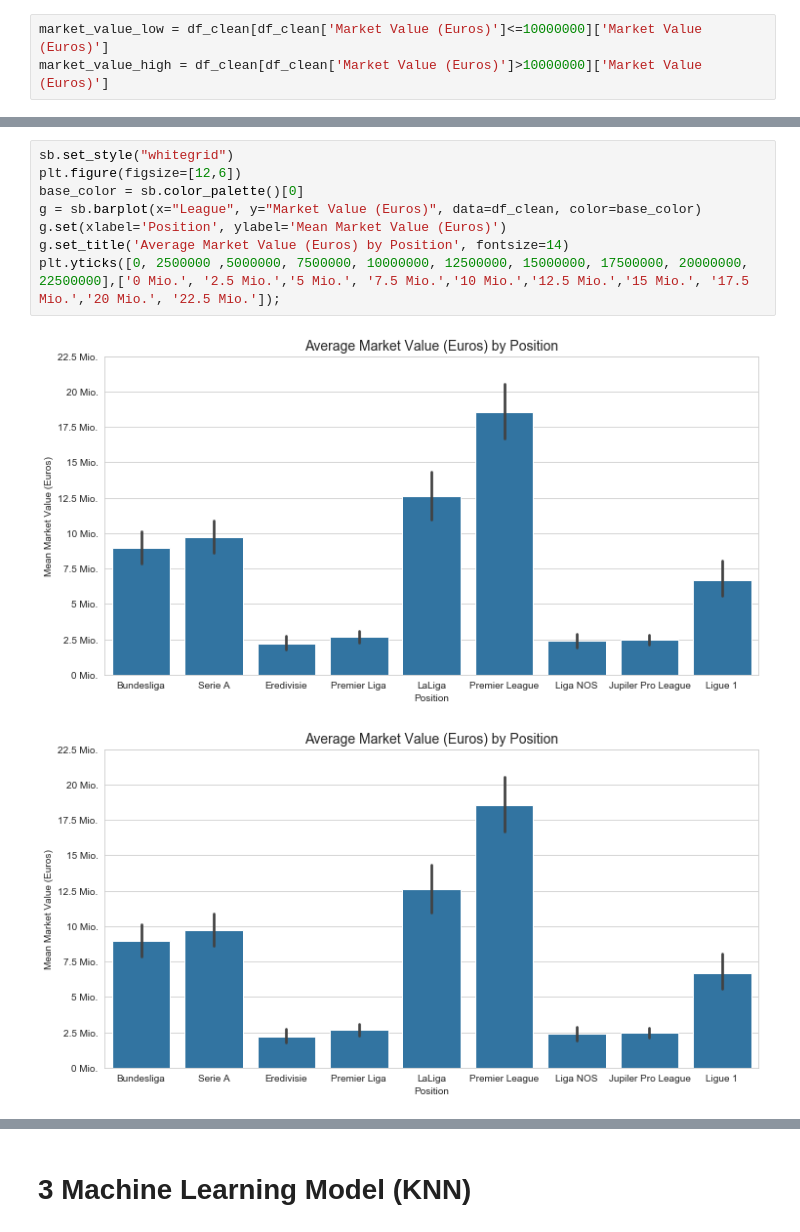
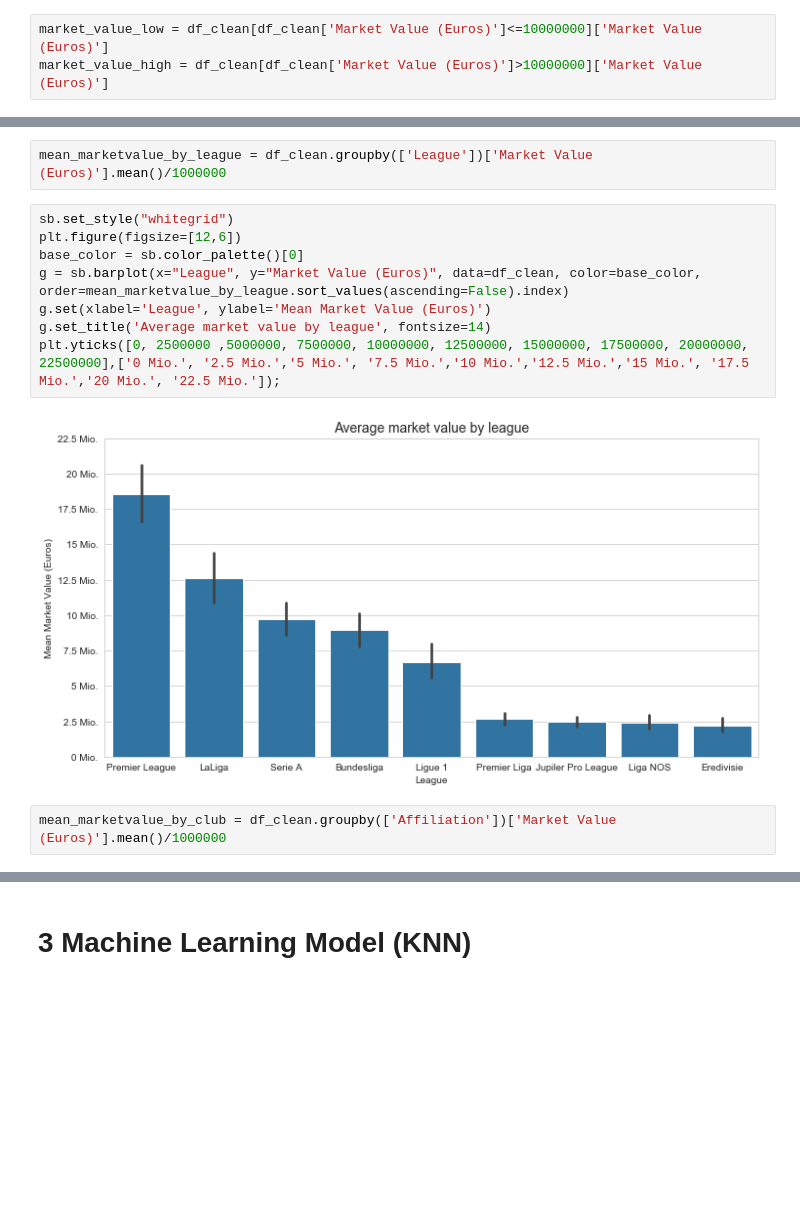
Before and after one commit to AntonioBauer/SoccerLeagues_MarketValues, a Jupyter notebook: SoccerMarketValue_Analysis.ipynb, the cells around one changed output, grey strips where cells are left out. Saved outputs shown, nothing was run; the diff lists cells and outputs as text; blank space fills up the shorter version.

```diff
--- a/SoccerMarketValue_Analysis.ipynb
+++ b/SoccerMarketValue_Analysis.ipynb
@@ -759,11 +602,14 @@ plt.yticks([0, 2500000 ,5000000, 7500000, 10000000, 12500000],['0 Mio.', '2.5 Mi
+# %%
+mean_marketvalue_by_league = df_clean.groupby(['League'])['Market Value (Euros)'].mean()/1000000
 # %%
 sb.set_style("whitegrid")
 plt.figure(figsize=[12,6])
 base_color = sb.color_palette()[0]
-g = sb.barplot(x="League", y="Market Value (Euros)", data=df_clean, color=base_color)
-g.set(xlabel='Position', ylabel='Mean Market Value (Euros)')
-g.set_title('Average Market Value (Euros) by Position', fontsize=14)
+g = sb.barplot(x="League", y="Market Value (Euros)", data=df_clean, color=base_color, order=mean_marketvalue_by_league.sort_values(ascending=False).index)
+g.set(xlabel='League', ylabel='Mean Market Value (Euros)')
+g.set_title('Average market value by league', fontsize=14)
 plt.yticks([0, 2500000 ,5000000, 7500000, 10000000, 12500000, 15000000, 17500000, 20000000, 22500000],['0 Mio.', '2.5 Mio.','5 Mio.', '7.5 Mio.','10 Mio.','12.5 Mio.','15 Mio.', '17.5 Mio.','20 Mio.', '22.5 Mio.']);
 # %% [output]
-[figure, old version]
+[figure, new version]
-[figure, removed]
+# %%
+mean_marketvalue_by_club = df_clean.groupby(['Affiliation'])['Market Value (Euros)'].mean()/1000000
```
Also changed, not shown: parts of 39 cells of this notebook, 1 other file.
